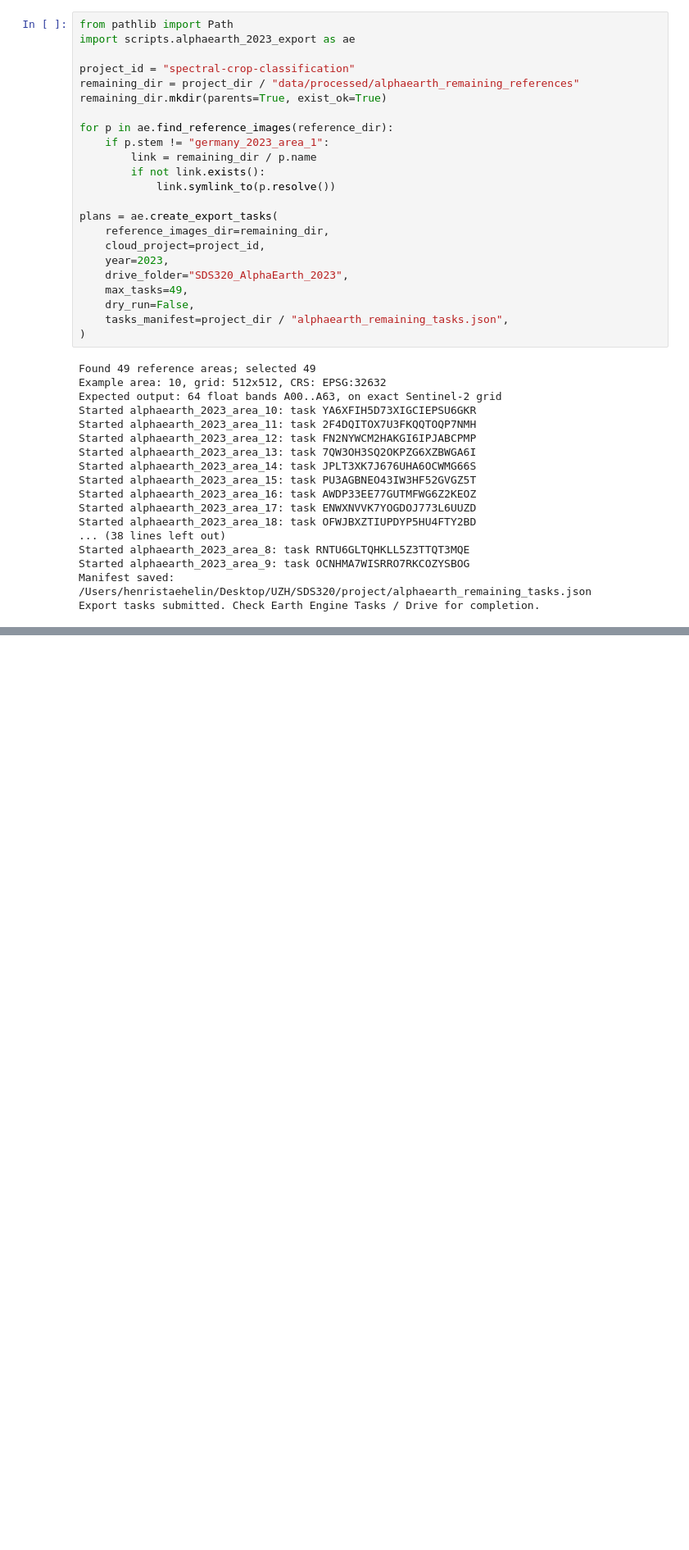
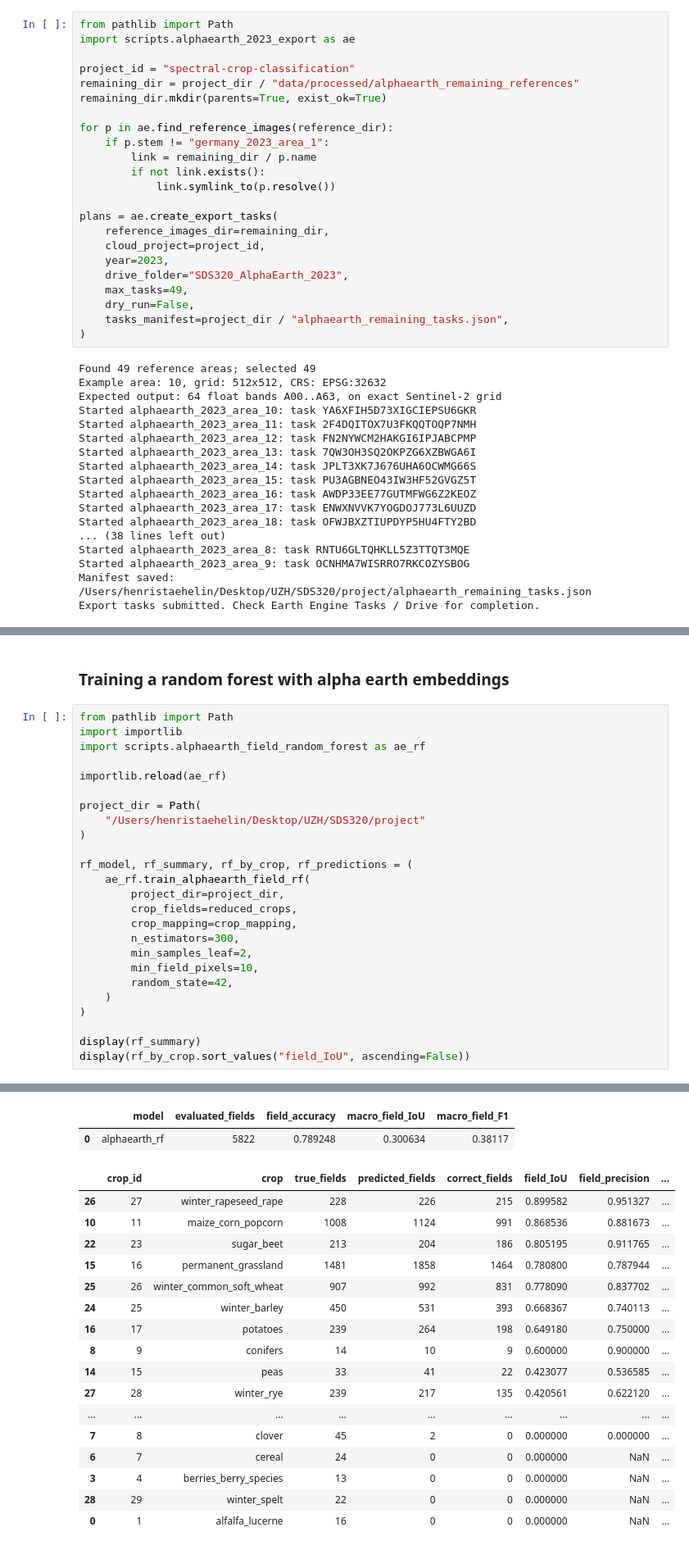
Before and after one commit to staehelinhenrimax-droid/European-Spectral-Crop-Identification, a Jupyter notebook: notebooks/Functionalized_workflow.ipynb, the cells around one changed output, grey strips where cells are left out. Shown at 82% size. Cells and saved outputs as stored; diff of their text form; blank space fills up the shorter version.

```diff
--- a/notebooks/Functionalized_workflow.ipynb
+++ b/notebooks/Functionalized_workflow.ipynb
@@ -1952,0 +1937,28 @@ Validated 1/50 reference areas successfully
+# %% [markdown]
+### Training a random forest with alpha earth embeddings
+# %%
+from pathlib import Path
+import importlib
+import scripts.alphaearth_field_random_forest as ae_rf
+
+importlib.reload(ae_rf)
+
+project_dir = Path(
+    "/Users/henristaehelin/Desktop/UZH/SDS320/project"
+)
+
+rf_model, rf_summary, rf_by_crop, rf_predictions = (
+    ae_rf.train_alphaearth_field_rf(
+        project_dir=project_dir,
+        crop_fields=reduced_crops,
+        crop_mapping=crop_mapping,
+        n_estimators=300,
+        min_samples_leaf=2,
+        min_field_pixels=10,
+        random_state=42,
+    )
+)
+
+display(rf_summary)
+display(rf_by_crop.sort_values("field_IoU", ascending=False))
+# %% [output]
@@ -1952,0 +1982,19 @@ Validated 1/50 reference areas successfully
+|  | model | evaluated_fields | field_accuracy | macro_field_IoU | macro_field_F1 |
+| 0 | alphaearth_rf | 5822 | 0.789248 | 0.300634 | 0.38117 |
+|  | crop_id | crop | true_fields | predicted_fields | correct_fields | field_IoU | field_precision | ... |
+| 26 | 27 | winter_rapeseed_rape | 228 | 226 | 215 | 0.899582 | 0.951327 | ... |
+| 10 | 11 | maize_corn_popcorn | 1008 | 1124 | 991 | 0.868536 | 0.881673 | ... |
+| 22 | 23 | sugar_beet | 213 | 204 | 186 | 0.805195 | 0.911765 | ... |
+| 15 | 16 | permanent_grassland | 1481 | 1858 | 1464 | 0.780800 | 0.787944 | ... |
+| 25 | 26 | winter_common_soft_wheat | 907 | 992 | 831 | 0.778090 | 0.837702 | ... |
+| 24 | 25 | winter_barley | 450 | 531 | 393 | 0.668367 | 0.740113 | ... |
+| 16 | 17 | potatoes | 239 | 264 | 198 | 0.649180 | 0.750000 | ... |
+| 8 | 9 | conifers | 14 | 10 | 9 | 0.600000 | 0.900000 | ... |
+| 14 | 15 | peas | 33 | 41 | 22 | 0.423077 | 0.536585 | ... |
+| 27 | 28 | winter_rye | 239 | 217 | 135 | 0.420561 | 0.622120 | ... |
+| ... | ... | ... | ... | ... | ... | ... | ... | ... |
+| 7 | 8 | clover | 45 | 2 | 0 | 0.000000 | 0.000000 | ... |
+| 6 | 7 | cereal | 24 | 0 | 0 | 0.000000 | NaN | ... |
+| 3 | 4 | berries_berry_species | 13 | 0 | 0 | 0.000000 | NaN | ... |
+| 28 | 29 | winter_spelt | 22 | 0 | 0 | 0.000000 | NaN | ... |
+| 0 | 1 | alfalfa_lucerne | 16 | 0 | 0 | 0.000000 | NaN | ... |
```
Also changed, not shown: parts of 9 cells of this notebook, 2 other files.
